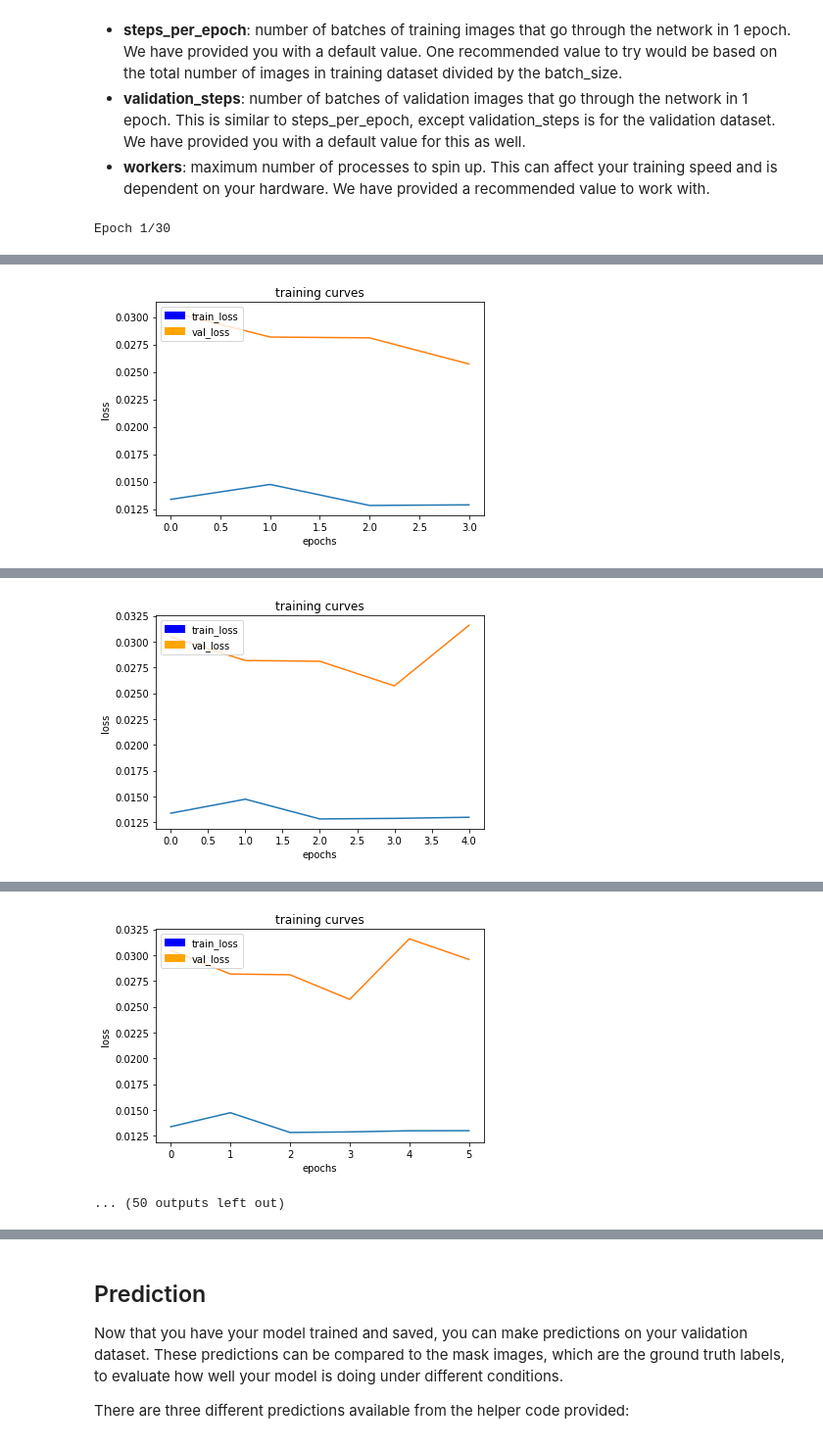
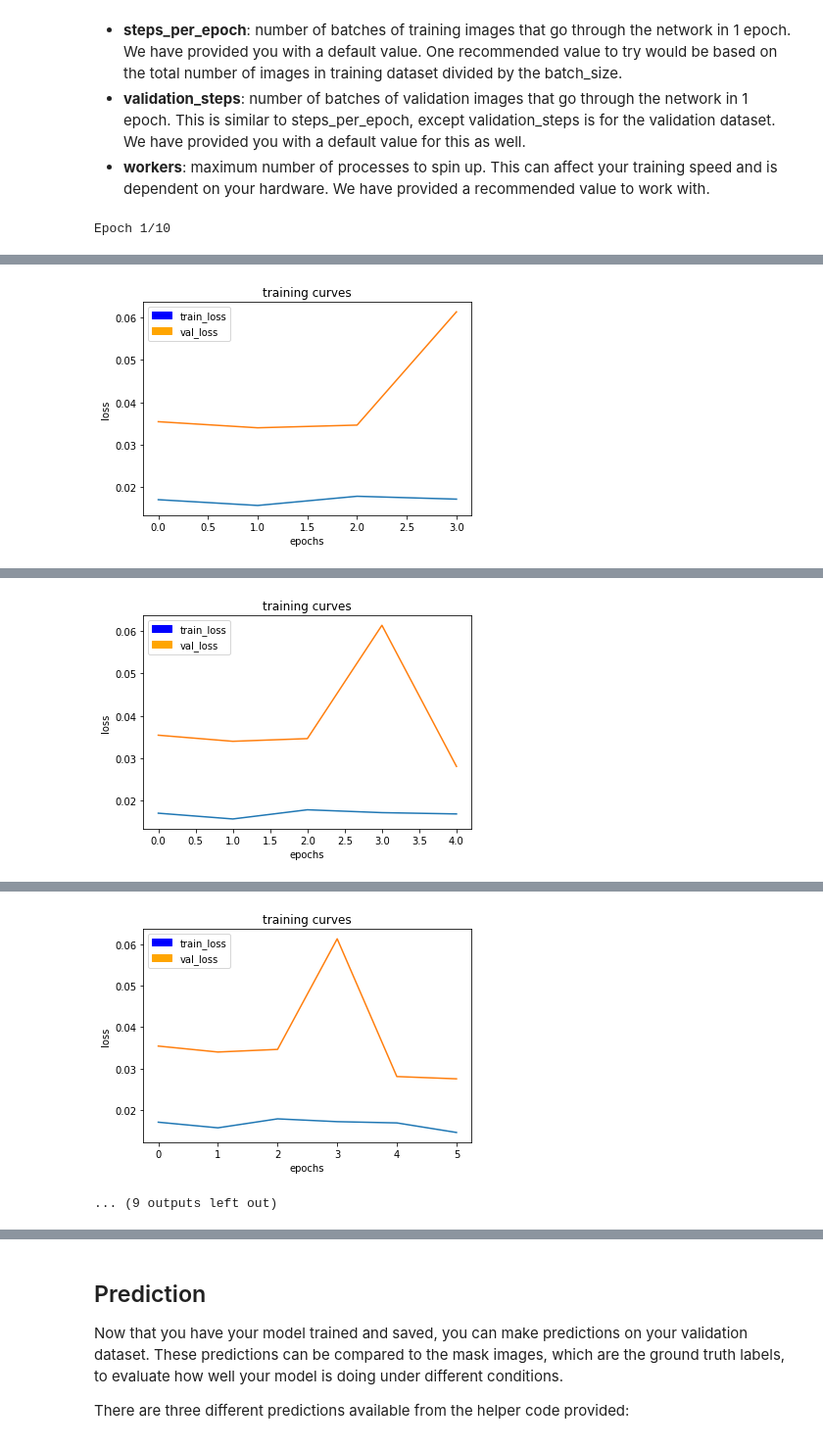
Before and after one commit to sbagadi/RoboND-DeepLearning-Project, a Jupyter notebook: code/model_training.ipynb, the cells around one changed output, grey strips where cells are left out. Shown at 98% size. Saved outputs shown, nothing was run; the diff lists cells and outputs as text; code cells hidden in the pictures.

```diff
--- a/code/model_training.ipynb
+++ b/code/model_training.ipynb
@@ -107,4 +106,28 @@ There are three steps:
 - Add encoder blocks to build the encoder layers. This is similar to how you added regular convolutional layers in your CNN lab.
 - Add a 1x1 Convolution layer using the conv2d_batchnorm() function. Remember that 1x1 Convolutions require a kernel and stride of 1.
 - Add decoder blocks for the decoder layers.
+# %%
+def fcn_model(inputs, num_classes):
+
+    base_filters = 32
+
+    # Remember that with each encoder layer, the depth of your model (the number of filters) increases.
+    enc_layer_1 = encoder_block(inputs, filters=base_filters, strides=2)
+    enc_layer_2 = encoder_block(enc_layer_1, filters=base_filters*2, strides=2)
+    enc_layer_3 = encoder_block(enc_layer_2, filters=base_filters*3, strides=2)
+    enc_layer_4 = encoder_block(enc_layer_3, filters=base_filters*4, strides=2)
+    enc_layer_5 = encoder_block(enc_layer_4, filters=base_filters*5, strides=2)
+
+    # TODO Add 1x1 Convolution layer using conv2d_batchnorm().
+    layer_1x1 = conv2d_batchnorm(enc_layer_5, filters=base_filters*5, kernel_size=1, strides=1)
+
+    # TODO: Add the same number of Decoder Blocks as the number of Encoder Blocks
+    dec_layer_1 = decoder_block(layer_1x1, enc_layer_4, filters=base_filters*5)
+    dec_layer_2 = decoder_block(dec_layer_1, enc_layer_3, filters=base_filters*4)
+    dec_layer_3 = decoder_block(dec_layer_2, enc_layer_2, filters=base_filters*3)
+    dec_layer_4 = decoder_block(dec_layer_3, enc_layer_1, filters=base_filters*2)
+    x = decoder_block(dec_layer_4, inputs, filters=base_filters)
+
+    # The function returns the output layer of your model. "x" is the final layer obtained from the last decoder_block()
+    return layers.Conv2D(num_classes, 1, activation='softmax', padding='same')(x)
 # %%
@@ -159,0 +188,9 @@ workers = 2
+# %%
+learning_rate = 0.01
+batch_size = 32
+num_epochs = 10
+# 4131 training samples
+# should typically be equal to the number of unique samples of your dataset divided by the batch size.
+steps_per_epoch = 200
+validation_steps = 50
+workers = 2
@@ -164,7 +205,7 @@ DON'T MODIFY ANYTHING IN THIS CELL THAT IS BELOW THIS LINE
 # Define the Keras model and compile it for training
 model = models.Model(inputs=inputs, outputs=output_layer)
 
-model.compile(optimizer=keras.optimizers.Adam(learning_rate), loss='categorical_crossentropy')
+model.compile(optimizer=keras.optimizers.Adam(learning_rate), loss='categorical_crossentropy', metrics=['accuracy'])
 
 # Data iterators for loading the training and validation data
 train_iter = data_iterator.BatchIteratorSimple(batch_size=batch_size,
@@ -179,7 +220,7 @@ val_iter = data_iterator.BatchIteratorSimple(batch_size=batch_size,
 logger_cb = plotting_tools.LoggerPlotter()
 callbacks = [logger_cb]
 
-model.fit_generator(train_iter,
+history = model.fit_generator(train_iter,
                     steps_per_epoch = steps_per_epoch, # the number of batches per epoch,
                     epochs = num_epochs, # the number of epochs to train for,
                     validation_data = val_iter, # validation iterator
@@ -187,4 +228,4 @@ model.fit_generator(train_iter,
                     callbacks=callbacks,
                     workers = workers)
 # %% [output]
-Epoch 1/30
+Epoch 1/10
@@ -200 +241 @@ Epoch 4/30
-[figure, old version]
+[figure, new version]
@@ -203 +244 @@ Epoch 5/30
-[figure, old version]
+[figure, new version]
@@ -206,2 +247,2 @@ Epoch 6/30
-[figure, old version]
+[figure, new version]
-... (50 outputs left out)
+... (9 outputs left out)
```
Also changed, not shown: parts of 21 cells of this notebook.
